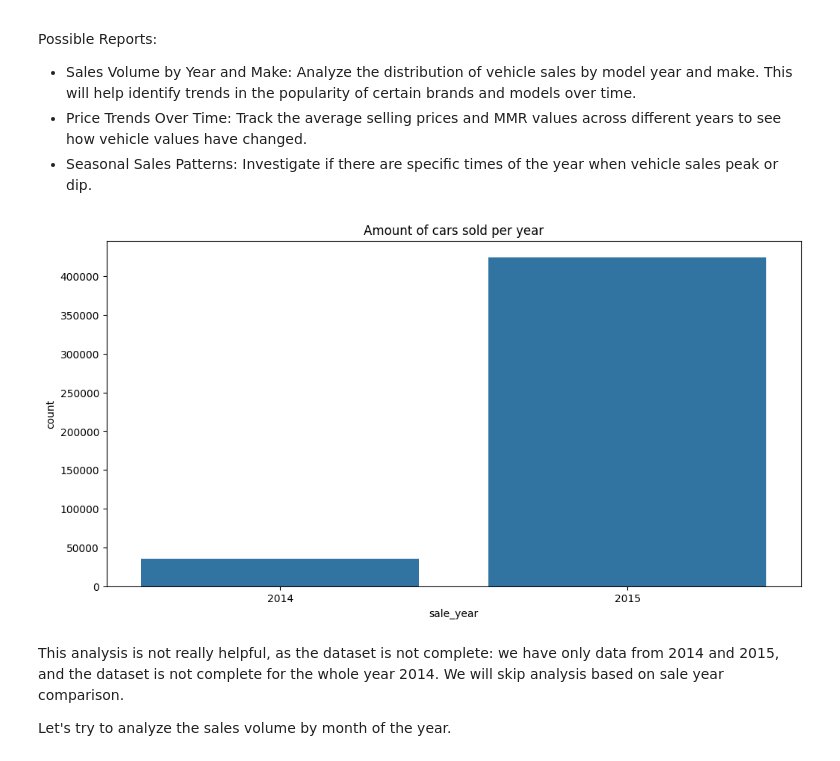
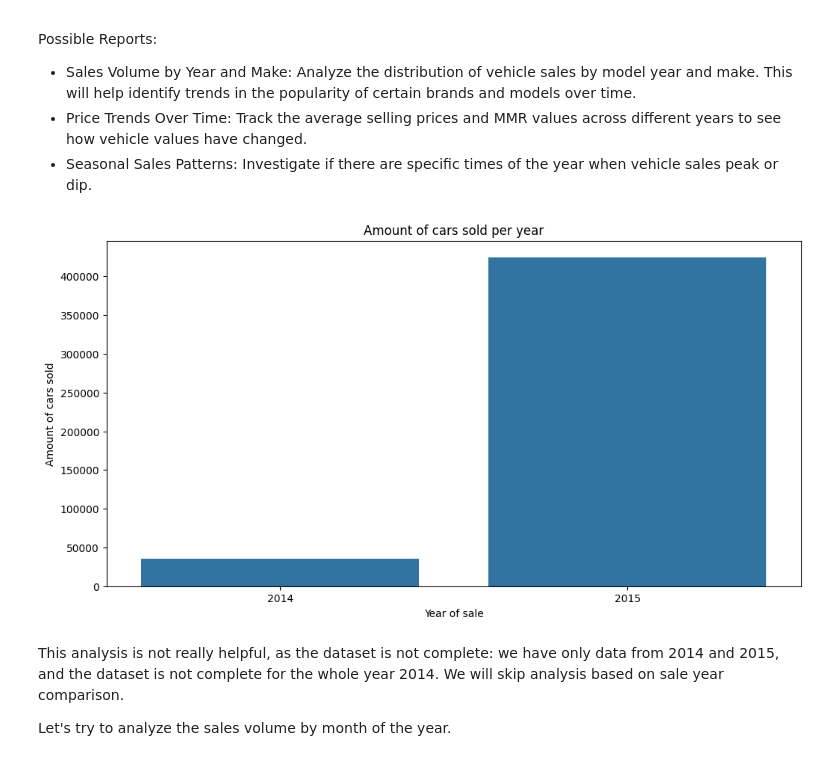
Before and after one commit to wizard86pz/cars_sales_us, a Jupyter notebook: ETL_cars.ipynb, the cells around one changed output. Saved outputs shown, nothing was run; the diff lists cells and outputs as text; code cells hidden in the pictures.

```diff
--- a/ETL_cars.ipynb
+++ b/ETL_cars.ipynb
@@ -491,14 +491,16 @@ Possible Reports:
 # %%
 #let's make some plots to visualize the data. We will use the seaborn library for this task.
 df_clean['sale_year'] = df_clean['sale_date_no_time'].dt.year
 
 #let's create a graph to visualize the sale volumes (amount of cars sold) per year of sale
 plt.figure(figsize=(12,6))
 sns.countplot(data=df_clean, x='sale_year')
 plt.title('Amount of cars sold per year')
+plt.xlabel('Year of sale')
+plt.ylabel('Amount of cars sold')
 plt.show()
 # %% [output]
-[figure, old version]
+[figure, new version]
 # %% [markdown]
 This analysis is not really helpful, as the dataset is not complete: we have only data from 2014 and 2015, and the dataset is not complete for the whole year 2014. We will skip analysis based on sale year comparison.
 
```
Also changed, not shown: parts of 15 cells of this notebook, 1 other file.
